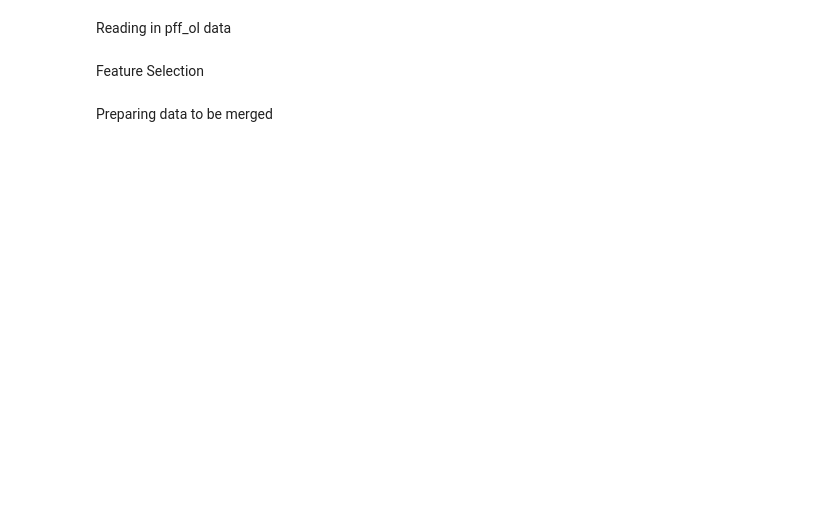
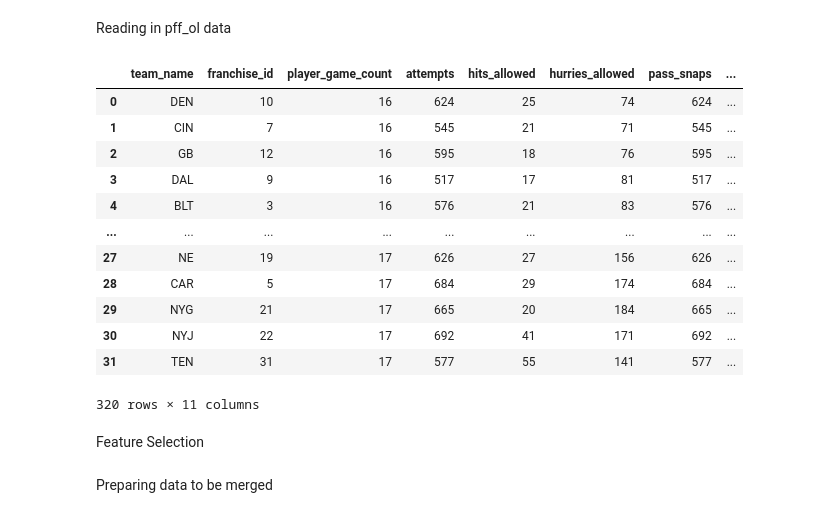
Before and after one commit to scottbwinner/NFL-Models, a Jupyter notebook: WR Model/WR Model.ipynb, the cells around one changed output. Cells and saved outputs as stored; diff of their text form; code cells hidden in the pictures; blank space fills up the shorter version.

```diff
--- a/WR Model/WR Model.ipynb
+++ b/WR Model/WR Model.ipynb
@@ -310,5 +352,45 @@ Reading in pff_qb data
 # %% [markdown]
 Reading in pff_ol data
+# %%
+pff_ol_14_15 = pd.read_csv('pff_ol_14-15.csv')
+pff_ol_15_16 = pd.read_csv('pff_ol_15-16.csv')
+pff_ol_16_17 = pd.read_csv('pff_ol_16-17.csv')
+pff_ol_17_18 = pd.read_csv('pff_ol_17-18.csv')
+pff_ol_18_19 = pd.read_csv('pff_ol_18-19.csv')
+pff_ol_19_20 = pd.read_csv('pff_ol_19-20.csv')
+pff_ol_20_21 = pd.read_csv('pff_ol_20-21.csv')
+pff_ol_21_22 = pd.read_csv('pff_ol_21-22.csv')
+pff_ol_22_23 = pd.read_csv('pff_ol_22-23.csv')
+pff_ol_23_24 = pd.read_csv('pff_ol_23-24.csv')
+
+pff_ol_14_15['Season'] = '2014-15'
+pff_ol_15_16['Season'] = '2015-16'
+pff_ol_16_17['Season'] = '2016-17'
+pff_ol_17_18['Season'] = '2017-18'
+pff_ol_18_19['Season'] = '2018-19'
+pff_ol_19_20['Season'] = '2019-20'
+pff_ol_20_21['Season'] = '2020-21'
+pff_ol_21_22['Season'] = '2021-22'
+pff_ol_22_23['Season'] = '2022-23'
+pff_ol_23_24['Season'] = '2023-24'
+
+pff_ol = pd.concat([pff_ol_14_15, pff_ol_15_16, pff_ol_16_17, pff_ol_17_18, pff_ol_18_19, pff_ol_19_20, pff_ol_20_21, pff_ol_21_22, pff_ol_22_23, pff_ol_23_24])
+
+pff_ol
+# %% [output]
+|  | team_name | franchise_id | player_game_count | attempts | hits_allowed | hurries_allowed | pass_snaps | ... |
+| 0 | DEN | 10 | 16 | 624 | 25 | 74 | 624 | ... |
+| 1 | CIN | 7 | 16 | 545 | 21 | 71 | 545 | ... |
+| 2 | GB | 12 | 16 | 595 | 18 | 76 | 595 | ... |
+| 3 | DAL | 9 | 16 | 517 | 17 | 81 | 517 | ... |
+| 4 | BLT | 3 | 16 | 576 | 21 | 83 | 576 | ... |
+| ... | ... | ... | ... | ... | ... | ... | ... | ... |
+| 27 | NE | 19 | 17 | 626 | 27 | 156 | 626 | ... |
+| 28 | CAR | 5 | 17 | 684 | 29 | 174 | 684 | ... |
+| 29 | NYG | 21 | 17 | 665 | 20 | 184 | 665 | ... |
+| 30 | NYJ | 22 | 17 | 692 | 41 | 171 | 692 | ... |
+| 31 | TEN | 31 | 17 | 577 | 55 | 141 | 577 | ... |
+320 rows × 11 columns
 # %% [markdown]
 Feature Selection
 # %%
```
Also changed, not shown: parts of 7 cells of this notebook, 21 other files.
